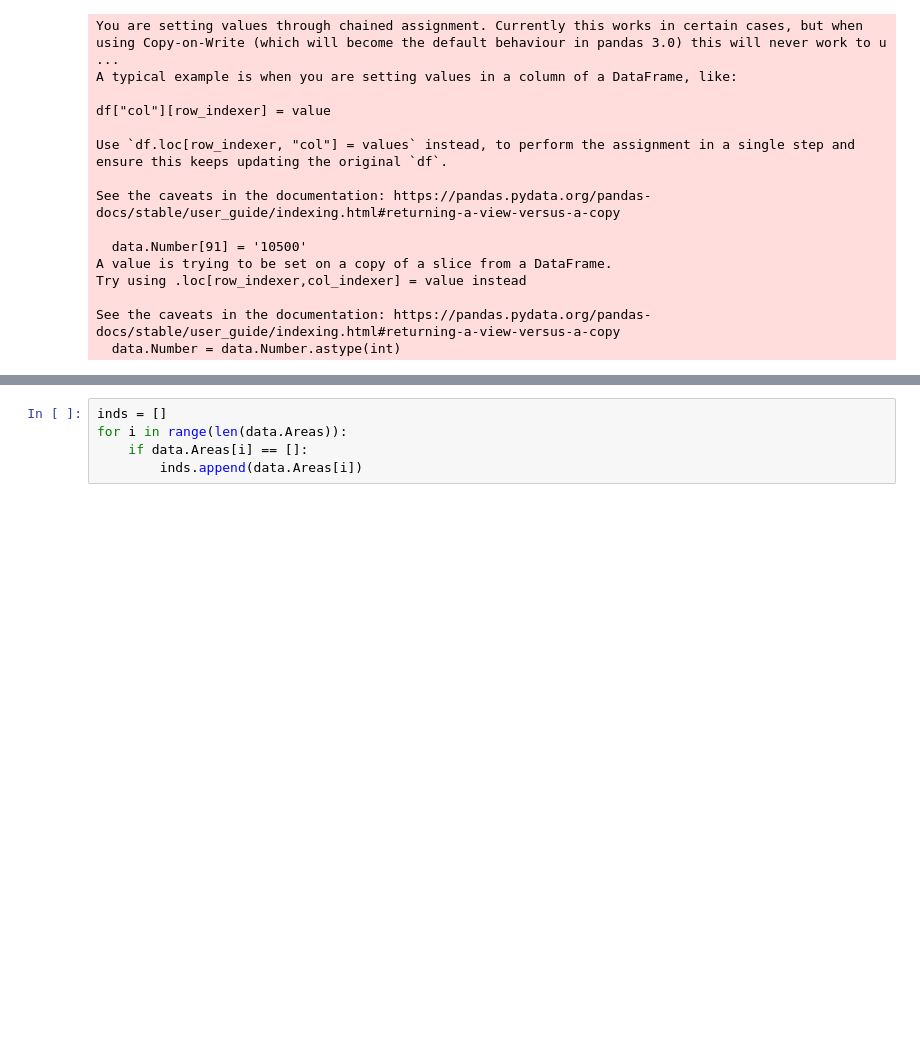
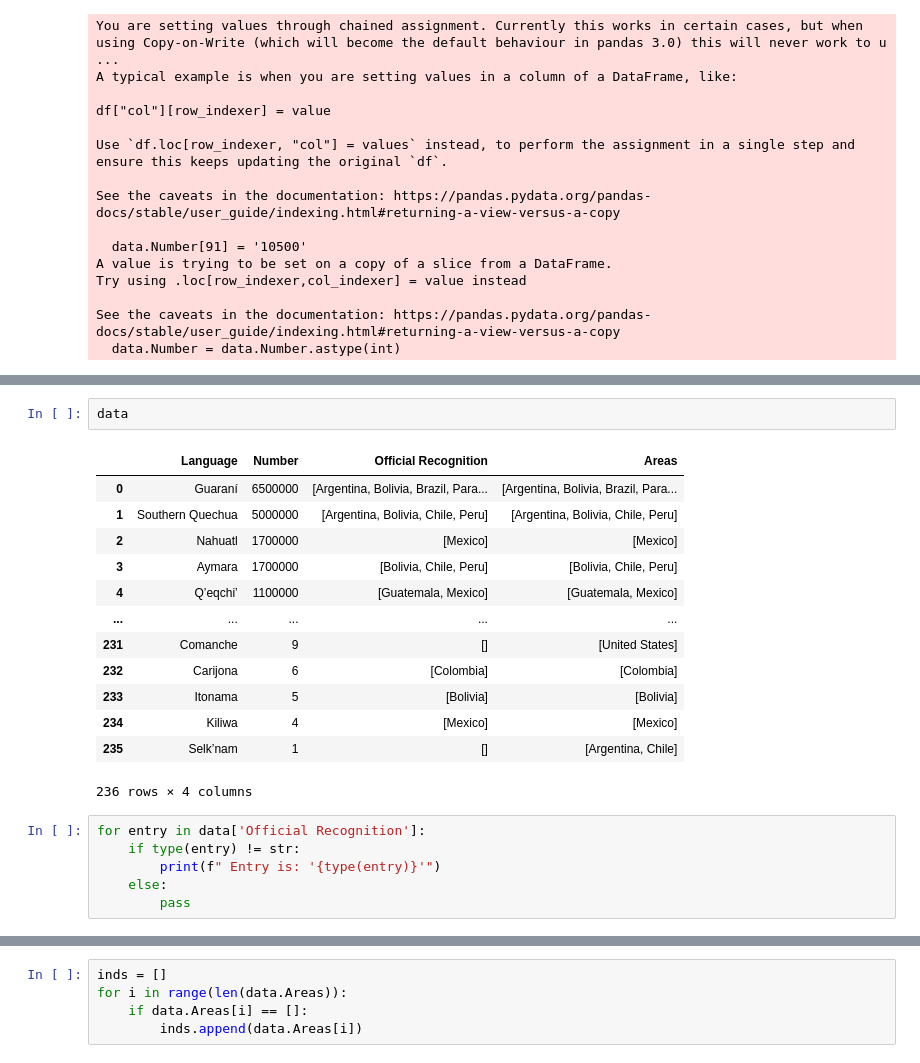
Before and after one commit to Ian-TWhatley/Indigenous-Langugage-Vitality-Webscraper, a Jupyter notebook: Native_Lang.ipynb, the cells around one changed output, grey strips where cells are left out. Saved outputs shown, nothing was run; the diff lists cells and outputs as text; blank space fills up the shorter version.

```diff
--- a/Native_Lang.ipynb
+++ b/Native_Lang.ipynb
@@ -182,0 +239,22 @@ See the caveats in the documentation: https://pandas.pydata.org/pandas-docs/stab
+# %%
+data
+# %% [output]
+|  | Language | Number | Official Recognition | Areas |
+| 0 | Guaraní | 6500000 | [Argentina, Bolivia, Brazil, Para... | [Argentina, Bolivia, Brazil, Para... |
+| 1 | Southern Quechua | 5000000 | [Argentina, Bolivia, Chile, Peru] | [Argentina, Bolivia, Chile, Peru] |
+| 2 | Nahuatl | 1700000 | [Mexico] | [Mexico] |
+| 3 | Aymara | 1700000 | [Bolivia, Chile, Peru] | [Bolivia, Chile, Peru] |
+| 4 | Qʼeqchiʼ | 1100000 | [Guatemala, Mexico] | [Guatemala, Mexico] |
+| ... | ... | ... | ... | ... |
+| 231 | Comanche | 9 | [] | [United States] |
+| 232 | Carijona | 6 | [Colombia] | [Colombia] |
+| 233 | Itonama | 5 | [Bolivia] | [Bolivia] |
+| 234 | Kiliwa | 4 | [Mexico] | [Mexico] |
+| 235 | Selkʼnam | 1 | [] | [Argentina, Chile] |
+236 rows × 4 columns
+# %%
+for entry in data['Official Recognition']:
+    if type(entry) != str:
+        print(f" Entry is: '{type(entry)}'")
+    else:
+        pass
```
Also changed, not shown: parts of 9 cells of this notebook, 1 other file.
